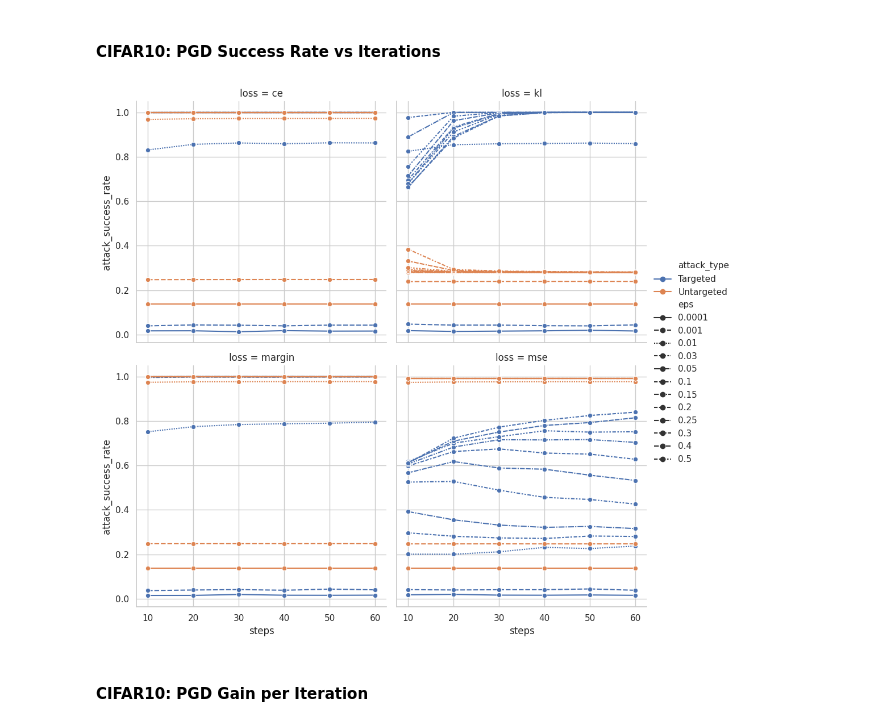
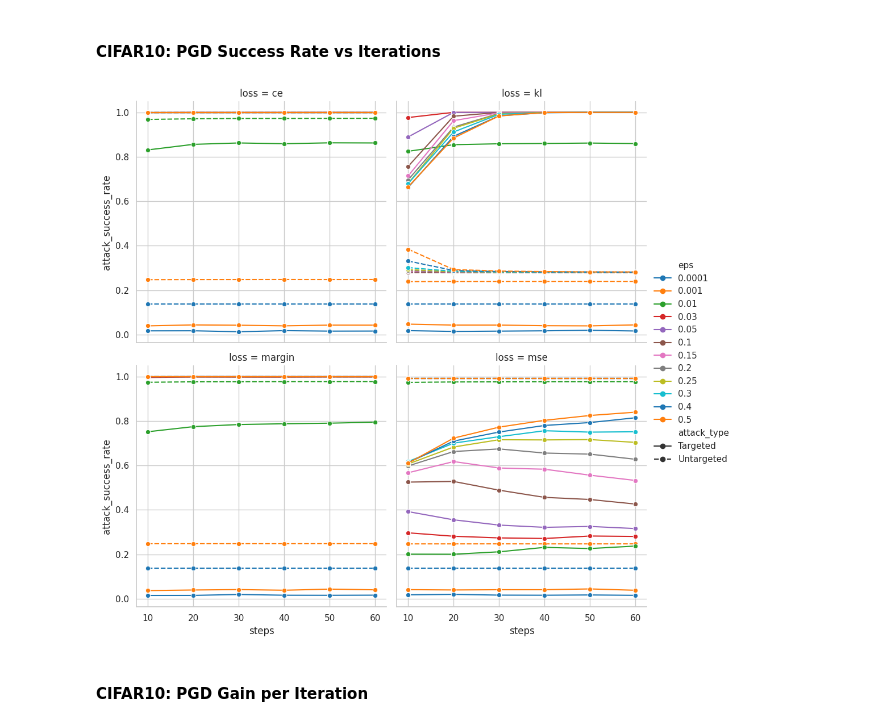
Before and after one commit to ch-yun-01/adversarial-fgsm-pgd, a Jupyter notebook: anaylze.ipynb, the cells around one changed output. Drawn from its saved outputs; the diff is of its cells as text; code cells hidden in the pictures.

```diff
--- a/anaylze.ipynb
+++ b/anaylze.ipynb
@@ -416,20 +422,22 @@ plt.show()
 # %%
 cifar_pgd_df = pgd_df[pgd_df["dataset"]=="cifar10"]
 
 sns.relplot(
     data=cifar_pgd_df,
     x="steps",
     y="attack_success_rate",
-    hue="attack_type",
-    style="eps",
+    hue="eps",
+    style="attack_type",
     col="loss",
     kind="line",
     marker="o",
-    col_wrap=2
+    col_wrap=2,
+    palette="tab10",
+    legend="full"
 )
 plt.show()
 # %% [output]
-[figure, old version]
+[figure, new version]
 # %% [markdown]
 #### CIFAR10: PGD Gain per Iteration
 # %%
```
Also changed, not shown: parts of 6 cells of this notebook.
